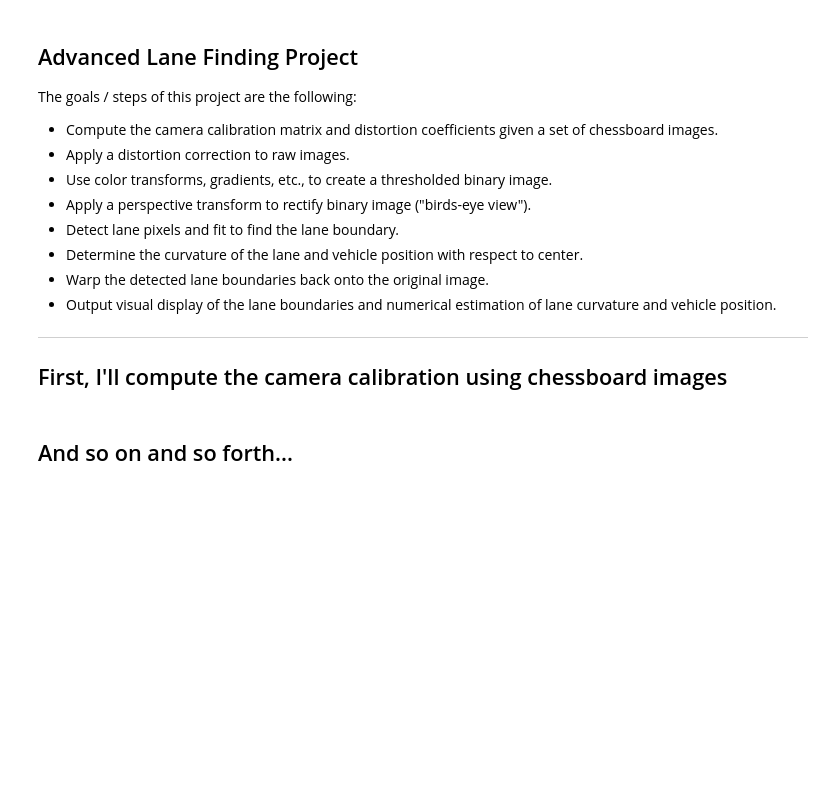
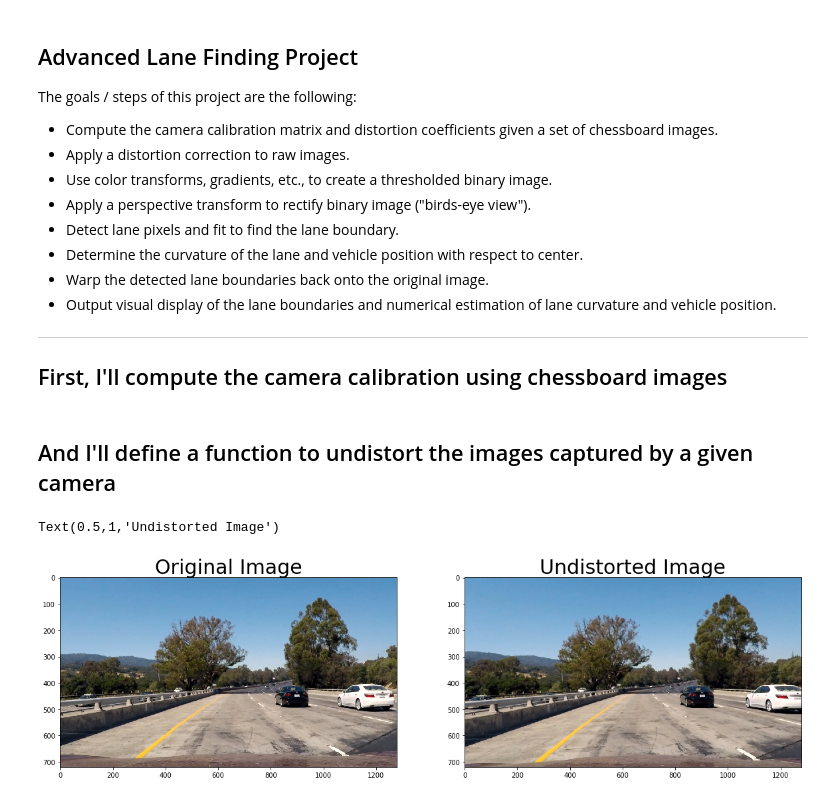
Before and after one commit to zenXun/data-science-roadmap, a Jupyter notebook: udacity-self-driving/advanced-lane-detection/examples/example.ipynb, the cells around one changed output. Cells and saved outputs as stored; diff of their text form; code cells hidden in the pictures; blank space fills up the shorter version.

```diff
--- a/udacity-self-driving/advanced-lane-detection/examples/example.ipynb
+++ b/udacity-self-driving/advanced-lane-detection/examples/example.ipynb
@@ -19,13 +19,11 @@ import numpy as np
 import cv2
 import glob
 import matplotlib.pyplot as plt
-%matplotlib qt
+%matplotlib inline
 
 # prepare object points, like (0,0,0), (1,0,0), (2,0,0) ....,(6,5,0)
 objp = np.zeros((6*9,3), np.float32)
-print(objp)
 objp[:,:2] = np.mgrid[0:9,0:6].T.reshape(-1,2)
-print()
 
 # Arrays to store object points and image points from all the images.
 objpoints = [] # 3d points in real world space
@@ -48,10 +46,30 @@ for fname in images:
         imgpoints.append(corners)
 
         # Draw and display the corners
-        img = cv2.drawChessboardCorners(img, (9,6), corners, ret)
-        cv2.imshow('img',img)
-        cv2.waitKey(500)
+#         img = cv2.drawChessboardCorners(img, (9,6), corners, ret)
+#         cv2.imshow('img',img)
+#         cv2.waitKey(500)
 
-cv2.destroyAllWindows()
+# cv2.destroyAllWindows()
-# %% [markdown]
-## And so on and so forth...
+# %% [markdown]
+## And I'll define a function to undistort the images captured by a given camera
+# %%
+def undistort(img):
+    img_size = (img.shape[1], img.shape[0])
+
+    # Do camera calibration given object points and image points
+    ret, mtx, dist, rvecs, tvecs = cv2.calibrateCamera(objpoints, imgpoints, img_size, None, None)
+    return cv2.undistort(img, mtx, dist, None, mtx)
+
+# Visualize undistortion
+img = cv2.imread('../test_images/test1.jpg')
+img = cv2.cvtColor(img,cv2.COLOR_BGR2RGB)
+undistorted_img = undistort(img)
+f, (ax1, ax2) = plt.subplots(1, 2, figsize=(20,10))
+ax1.imshow(img)
+ax1.set_title('Original Image', fontsize=30)
+ax2.imshow(undistorted_img)
+ax2.set_title('Undistorted Image', fontsize=30)
+# %% [output]
+Text(0.5,1,'Undistorted Image')
+[figure, added]
```
Also changed, not shown: parts of 9 cells of this notebook, 2 other files.
